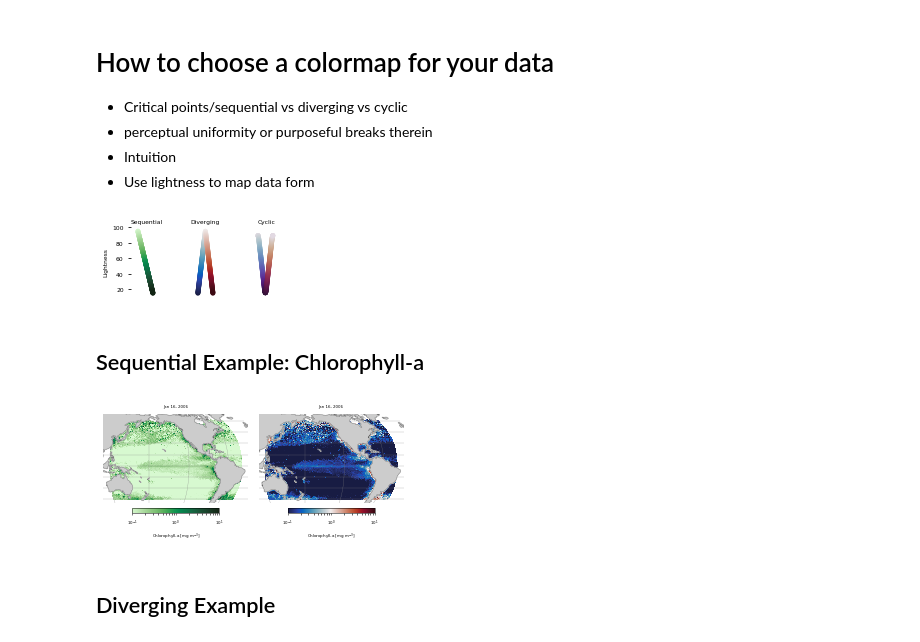
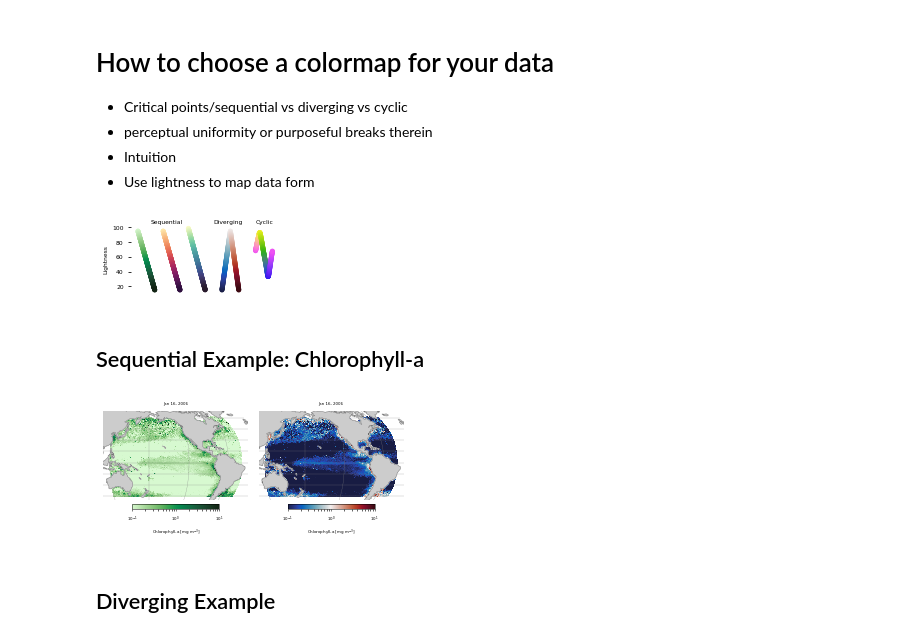
Before and after one commit to kthyng/cise-colormaps, a Jupyter notebook: make_figures.ipynb, the cells around one changed output. Saved outputs shown, nothing was run; the diff lists cells and outputs as text; code cells hidden in the pictures.

```diff
--- a/make_figures.ipynb
+++ b/make_figures.ipynb
@@ -140,7 +140,7 @@ fig.savefig('figures/cones.png', bbox_inches='tight', dpi=300)
 # Kovesi
 import sineramp
 import normalize
-im = sineramp.sineramp(sze=[256, 512], amp=12.5, wavelen=8, p=2);
+im = sineramp.sineramp(sze=[180, 512], amp=12.5, wavelen=8, p=2);
 # %%
 # Perceptual deltas
 
@@ -153,7 +153,7 @@ def get_deltas(cmap, x, N):
 # %%
 cmaps = cmo.gray, cmo.cm.jet
 
-fig, axes = plt.subplots(2, len(cmaps), figsize=(171*0.8/25.4, 171*0.45/25.4))
+fig, axes = plt.subplots(2, len(cmaps), figsize=(171*0.8/25.4, 171*0.35/25.4))
 
 # Kovesi plots
 for ax, cmap in zip(axes[0,:],cmaps):
@@ -167,7 +167,7 @@ x = np.linspace(0.0, 1.0, N)
 for ax, cmap in zip(axes[1,:],cmaps):
     deltas = get_deltas(cmap, x, N)
     ax.scatter(x[1:], deltas, c=x[1:], cmap=cmap, s=100, linewidths=0.)
-    ax.set_ylim(-50, 620)
+    ax.set_ylim(-50, 630)
     clean_ax(ax)
 
 fig.savefig('figures/assess.png', bbox_inches='tight', dpi=300)
@@ -306,7 +366,7 @@ z = np.ones((r.size, theta.size)).T*np.linspace(2, 1, r.size)
 # %%
 cmaps = [cmo.gray, cmo.cm.jet]
 
-fig, axes = plt.subplots(5, 2, figsize=(171*0.4/25.4, 171*0.5/25.4))
+fig, axes = plt.subplots(5, 2, figsize=(171*0.4/25.4, 171*0.6/25.4))
 
 # colormap with squiggles
 for ax, cmap in zip(axes[0,:],cmaps):
@@ -576,31 +636,34 @@ fig.savefig('figures/allmaps.pdf')
 - Intuition
 - Use lightness to map data form
 # %%
-cmaps = [cmo.algae, cmo.balance, cmo.cm.twilight]
+cmaps = [cmo.algae, cmo.matter, cmo.deep, cmo.balance, cc.cm.CET_C2]
 x = np.linspace(0.0, 1.0, 256)
 
 
 fig, ax = plt.subplots(1,1,figsize=(171*0.4/25.4, 171*0.2/25.4))
 dx = 0
 for cmap in cmaps:
     J = rgb2cam(cmap(x)[:,:3])[:,0]
     ax.scatter(x+dx, J, c=x, cmap=cmap, s=25, linewidths=0.)
-    dx += 4
+    if cmap.name in ['algae','matter']:
+        dx += 1.5
+    else:
+        dx += 2
 
 ax.set_ylabel('Lightness', fontsize=fstiny)
 ax.set_xticks([])
 ax.set_frame_on(False)
 ax.tick_params(labelsize=fstiny)
 
-ax.text(-0.5,105,'Sequential', fontsize=fstiny)
-ax.text(3.5,105,'Diverging', fontsize=fstiny)
-ax.text(8,105,'Cyclic', fontsize=fstiny)
+ax.text(0.75,105,'Sequential', fontsize=fstiny)
+ax.text(4.5,105,'Diverging', fontsize=fstiny)
+ax.text(7,105,'Cyclic', fontsize=fstiny)
 # ax.text(11,105,'Cyclic', fontsize=fstiny)
 
 fig.savefig('figures/cats.pdf', bbox_inches='tight', dpi=300)
 fig.savefig('figures/cats.png', bbox_inches='tight', dpi=300)
 # %% [output]
-[figure, old version]
+[figure, new version]
 # %% [markdown]
 ## Sequential Example: Chlorophyll-a
 # %%
@@ -613,7 +676,7 @@ sub = ds.chlorophyll.isel(latitude=slice(0,-1,5), longitude=slice(0,-1,5), altit
 proj = cartopy.crs.Robinson(central_longitude=180)
 
 cmaps = [cmo.algae, cmo.balance]
-fig, axes = plt.subplots(1, len(cmaps), figsize=(171*0.8/25.4, 171*0.45/25.4), subplot_kw=dict(projection=proj))
+fig, axes = plt.subplots(1, len(cmaps), figsize=(171*0.8/25.4, 171*0.375/25.4), subplot_kw=dict(projection=proj))
 
 for ax, cmap in zip(axes,cmaps):
     mappable = ax.pcolormesh(sub.longitude, sub.latitude, sub, cmap=cmap,
@@ -632,7 +695,7 @@ for ax, cmap in zip(axes,cmaps):
 fig.subplots_adjust(wspace=0.07)
 fig.savefig('figures/chlor.png', bbox_inches='tight', dpi=300)
 # %% [output]
-[figure, old version]
+[figure, new version]
 # %% [markdown]
 ## Diverging Example
 # %%
```
Also changed, not shown: parts of 9 cells of this notebook.
